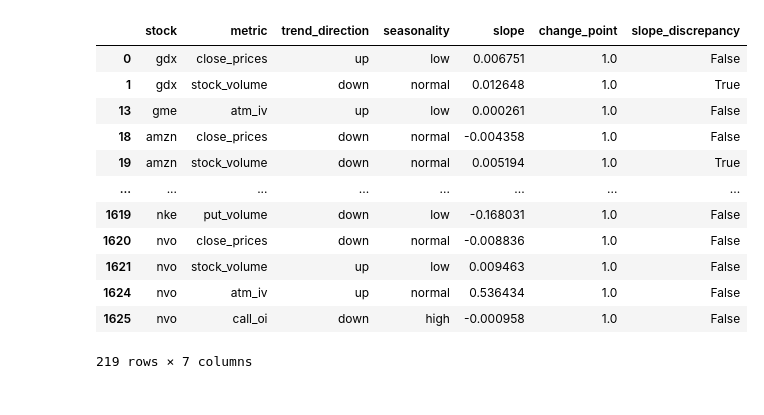
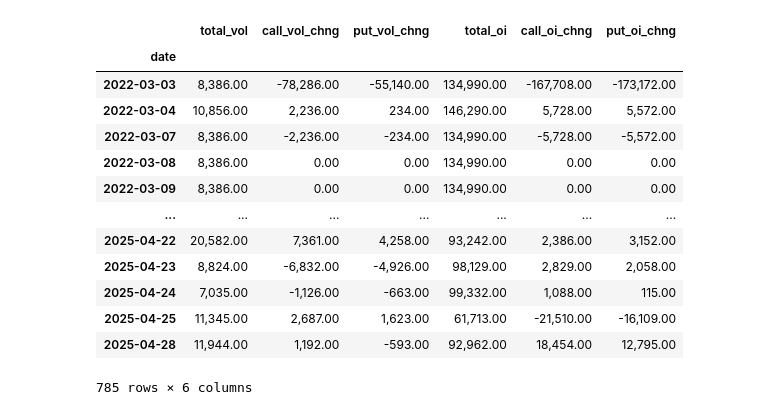
Before and after one commit to jach8/stock_watcher, a Jupyter notebook: models/trends/cd3.ipynb, the cells around one changed output. Drawn from its saved outputs; the diff is of its cells as text; code cells hidden in the pictures.

```diff
--- a/models/trends/cd3.ipynb
+++ b/models/trends/cd3.ipynb
@@ -22,13 +22,9 @@ ImportError: cannot import name 'plot_volume_oi_chart' from 'bin.plots.volume_oi
 # %%
-stock = 'gld'
-column = 'total_oi'
-
 def get_aligned(stock):
     price_df = m.Pricedb.ohlc(stock)
     price_df =price_df.resample('1D').last()
     d = m.Optionsdb.get_daily_option_stats(stock)
-    d = d.resample('1D').last().tail(100)
-    df = d[column].sort_index().dropna().copy()
+    d = d.resample('1D').last()
     price_df = price_df.loc[d.index].dropna()
     d = d.loc[price_df.index].dropna()
     return price_df, d
@@ -49,26 +45,21 @@ def plot_model(stock, column):
     # print(f"Triggers: {best_result['Signal'].sum()}")
 
     best_params['Hits'] = best_result['Signal'].sum()
+    best_params['threshold'] = best_result['S_T'].quantile(0.85)
 
     title_text = f"{stock.upper()} {df.name} - Change Point Detection\n" \
                 f"Best Parameters: {best_params}"
 
-    fig, ax = plt.subplots(3,1, figsize=(10, 5), height_ratios=[1, 0.5, 0.5])
+    fig, ax = plt.subplots(2,1, figsize=(5, 5), height_ratios=[1, 0.5])
     ax[0].set_title(title_text)
-    ax[0].plot(price_df.index, price_df['Close'], color='blue', linewidth=1, label='Price')
-    ax[0].set_ylabel('Price')
-    ax[0].legend()
-
-
-    ax[1].plot(df.index, df.values, color='blue', linewidth=1, label = column)
-    ax[2].plot(best_result.index, best_result['S_T'], linewidth=1, color='red', label='S_T')
-    ax[2].hlines(best_params['threshold'], xmin=best_result.index[0], xmax=best_result.index[-1], color='green', linestyle='--', label='Threshold')
+    ax[0].plot(df.index, df.values, color='blue', linewidth=1)
+    ax[1].plot(best_result.index, best_result['S_T'], linewidth=1, color='red', label='S_T')
+    ax[1].hlines(best_params['threshold'], xmin=best_result.index[0], xmax=best_result.index[-1], color='green', linestyle='--', label='Threshold')
 
     # Scatter plot the change points
     for i in range(len(best_result)):
         if best_result['Signal'][i] == 1:
-            ax[0].scatter(price_df.index[i], price_df['Close'][i], color='red', s=50, label='Change Point')
-            ax[1].scatter(df.index[i], df.values[i], color='red', s=50, label='Change Point')
+            ax[0].scatter(df.index[i], df.values[i], color='red', s=50, label='Change Point')
 
 
     fig.tight_layout()
@@ -193,3 +170,8 @@ Healthy Uptrend
 # %%
-plot_model('mmm', 'total_oi')
+stock = 'lmt'; column = 'total_vol'
+pdf, odf, result = plot_model(stock, column)
+pdf.columns = [x.lower() for x in pdf.columns]
+fig, ax = plt.subplots(4, 1, height_ratios=[2, 0.5, 0.5, 0.5], figsize = (10, 10), dpi = 90)
+price_volume_oi_chart(odf, pdf, fig, ax, stock = stock)
+fig.show()
 # %% [output]
@@ -231,16 +180,18 @@ df[df.stock == 'coin']
 # %%
-df[df.change_point == 1]
+
+pretty_print(odf[['total_vol', 'call_vol_chng', 'put_vol_chng', 'total_oi', 'call_oi_chng', 'put_oi_chng']])
 # %% [output]
-|  | stock | metric | trend_direction | seasonality | slope | change_point | slope_discrepancy |
-| 0 | gdx | close_prices | up | low | 0.006751 | 1.0 | False |
-| 1 | gdx | stock_volume | down | normal | 0.012648 | 1.0 | True |
-| 13 | gme | atm_iv | up | low | 0.000261 | 1.0 | False |
-| 18 | amzn | close_prices | down | normal | -0.004358 | 1.0 | False |
-| 19 | amzn | stock_volume | down | normal | 0.005194 | 1.0 | True |
-| ... | ... | ... | ... | ... | ... | ... | ... |
-| 1619 | nke | put_volume | down | low | -0.168031 | 1.0 | False |
-| 1620 | nvo | close_prices | down | normal | -0.008836 | 1.0 | False |
-| 1621 | nvo | stock_volume | up | low | 0.009463 | 1.0 | False |
-| 1624 | nvo | atm_iv | up | normal | 0.536434 | 1.0 | False |
-| 1625 | nvo | call_oi | down | high | -0.000958 | 1.0 | False |
+|  | total_vol | call_vol_chng | put_vol_chng | total_oi | call_oi_chng | put_oi_chng |
+| date |  |  |  |  |  |  |
+| 2022-03-03 | 8,386.00 | -78,286.00 | -55,140.00 | 134,990.00 | -167,708.00 | -173,172.00 |
+| 2022-03-04 | 10,856.00 | 2,236.00 | 234.00 | 146,290.00 | 5,728.00 | 5,572.00 |
+| 2022-03-07 | 8,386.00 | -2,236.00 | -234.00 | 134,990.00 | -5,728.00 | -5,572.00 |
+| 2022-03-08 | 8,386.00 | 0.00 | 0.00 | 134,990.00 | 0.00 | 0.00 |
+| 2022-03-09 | 8,386.00 | 0.00 | 0.00 | 134,990.00 | 0.00 | 0.00 |
+| ... | ... | ... | ... | ... | ... | ... |
+| 2025-04-22 | 20,582.00 | 7,361.00 | 4,258.00 | 93,242.00 | 2,386.00 | 3,152.00 |
+| 2025-04-23 | 8,824.00 | -6,832.00 | -4,926.00 | 98,129.00 | 2,829.00 | 2,058.00 |
+| 2025-04-24 | 7,035.00 | -1,126.00 | -663.00 | 99,332.00 | 1,088.00 | 115.00 |
+| 2025-04-25 | 11,345.00 | 2,687.00 | 1,623.00 | 61,713.00 | -21,510.00 | -16,109.00 |
+| 2025-04-28 | 11,944.00 | 1,192.00 | -593.00 | 92,962.00 | 18,454.00 | 12,795.00 |
-219 rows × 7 columns
+785 rows × 6 columns
```
Also changed, not shown: parts of 17 cells of this notebook, 10 other files.
